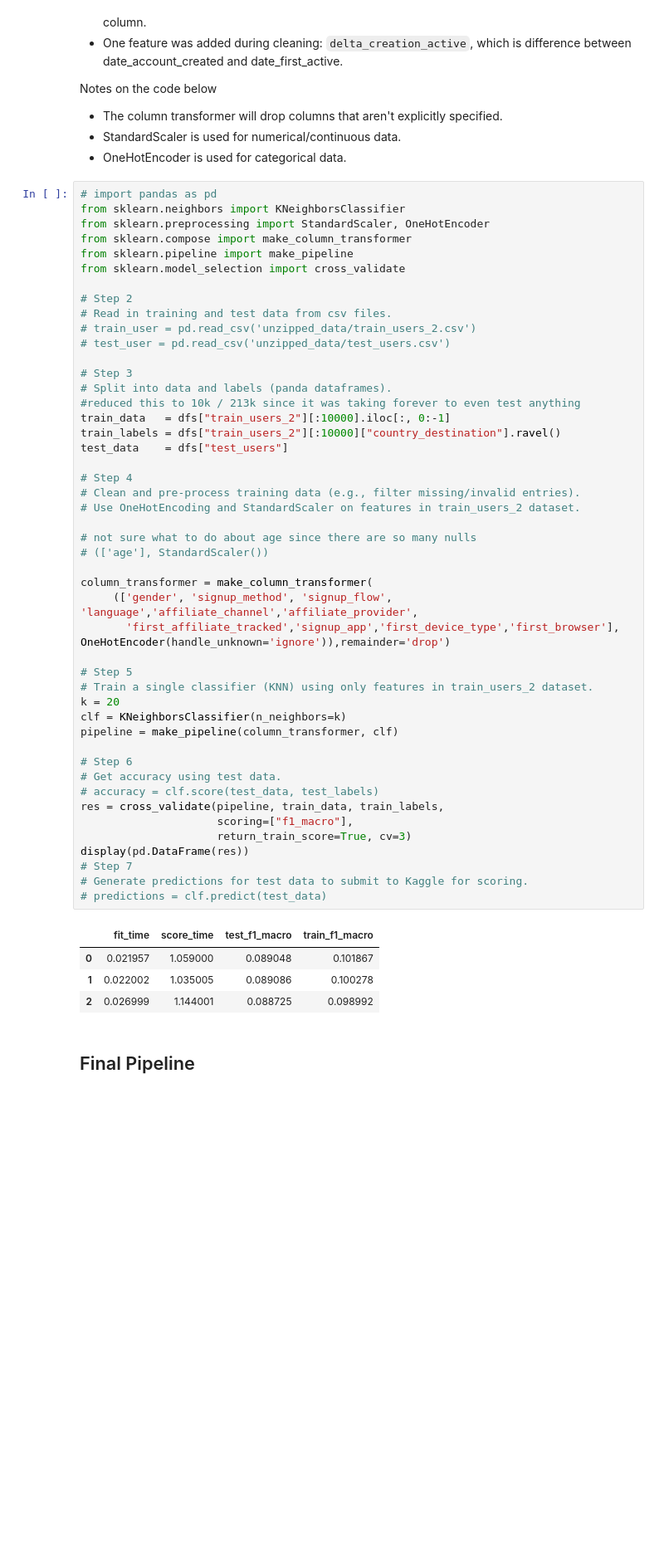
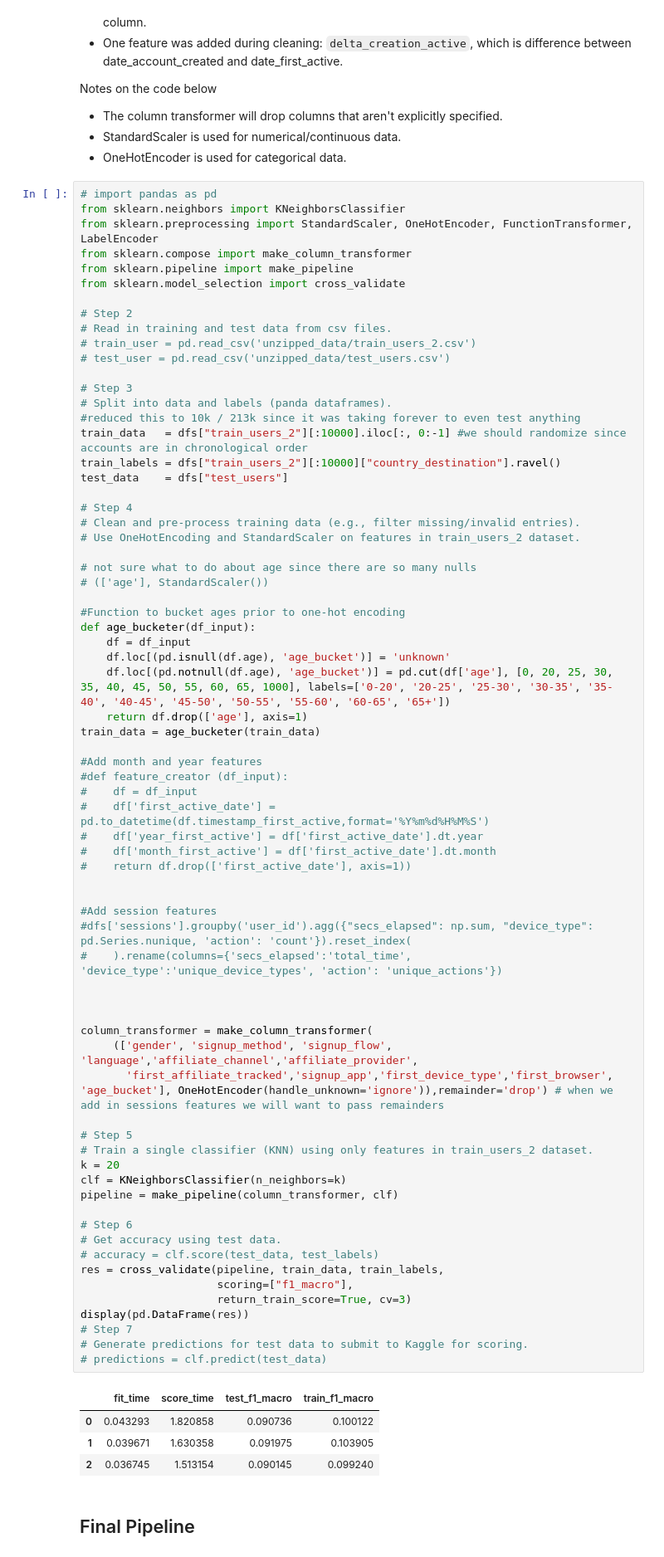
Before and after one commit to cmillsop/w207_final, a Jupyter notebook: Millsop_Ventura_Ye_Final_Project_Working.ipynb, the cells around one changed output. Shown at 83% size. Drawn from its saved outputs; the diff is of its cells as text; blank space fills up the shorter version.

```diff
--- a/Millsop_Ventura_Ye_Final_Project_Working.ipynb
+++ b/Millsop_Ventura_Ye_Final_Project_Working.ipynb
@@ -613,7 +613,7 @@ Notes on the code below
 # %%
 # import pandas as pd
 from sklearn.neighbors import KNeighborsClassifier
-from sklearn.preprocessing import StandardScaler, OneHotEncoder
+from sklearn.preprocessing import StandardScaler, OneHotEncoder, FunctionTransformer, LabelEncoder
 from sklearn.compose import make_column_transformer
 from sklearn.pipeline import make_pipeline
 from sklearn.model_selection import cross_validate
@@ -626,42 +626,65 @@ from sklearn.model_selection import cross_validate
 # Step 3
 # Split into data and labels (panda dataframes).
 #reduced this to 10k / 213k since it was taking forever to even test anything
-train_data   = dfs["train_users_2"][:10000].iloc[:, 0:-1]
+train_data   = dfs["train_users_2"][:10000].iloc[:, 0:-1] #we should randomize since accounts are in chronological order
 train_labels = dfs["train_users_2"][:10000]["country_destination"].ravel()
 test_data    = dfs["test_users"]
 
 # Step 4
 # Clean and pre-process training data (e.g., filter missing/invalid entries).
 # Use OneHotEncoding and StandardScaler on features in train_users_2 dataset.
 
 # not sure what to do about age since there are so many nulls
 # (['age'], StandardScaler())
 
+#Function to bucket ages prior to one-hot encoding
+def age_bucketer(df_input):
+    df = df_input
+    df.loc[(pd.isnull(df.age), 'age_bucket')] = 'unknown'
+    df.loc[(pd.notnull(df.age), 'age_bucket')] = pd.cut(df['age'], [0, 20, 25, 30, 35, 40, 45, 50, 55, 60, 65, 1000], labels=['0-20', '20-25', '25-30', '30-35', '35-40', '40-45', '45-50', '50-55', '55-60', '60-65', '65+'])
+    return df.drop(['age'], axis=1)
+train_data = age_bucketer(train_data)
+
+#Add month and year features
+#def feature_creator (df_input):
+#    df = df_input
+#    df['first_active_date'] = pd.to_datetime(df.timestamp_first_active,format='%Y%m%d%H%M%S')
+#    df['year_first_active'] = df['first_active_date'].dt.year
+#    df['month_first_active'] = df['first_active_date'].dt.month
+#    return df.drop(['first_active_date'], axis=1))
+
+
+#Add session features
+#dfs['sessions'].groupby('user_id').agg({"secs_elapsed": np.sum, "device_type": pd.Series.nunique, 'action': 'count'}).reset_index(
+#    ).rename(columns={'secs_elapsed':'total_time', 'device_type':'unique_device_types', 'action': 'unique_actions'})
+
+
+
 column_transformer = make_column_transformer(
      (['gender', 'signup_method', 'signup_flow', 'language','affiliate_channel','affiliate_provider',
-       'first_affiliate_tracked','signup_app','first_device_type','first_browser'], OneHotEncoder(handle_unknown='ignore')),remainder='drop')
+       'first_affiliate_tracked','signup_app','first_device_type','first_browser', 'age_bucket'], OneHotEncoder(handle_unknown='ignore')),remainder='drop') # when we add in sessions features we will want to pass remainders
 
 # Step 5
 # Train a single classifier (KNN) using only features in train_users_2 dataset.
 k = 20
 clf = KNeighborsClassifier(n_neighbors=k)
 pipeline = make_pipeline(column_transformer, clf)
 
 # Step 6
 # Get accuracy using test data.
 # accuracy = clf.score(test_data, test_labels)
 res = cross_validate(pipeline, train_data, train_labels,
                      scoring=["f1_macro"],
                      return_train_score=True, cv=3)
 display(pd.DataFrame(res))
 # Step 7
 # Generate predictions for test data to submit to Kaggle for scoring.
 # predictions = clf.predict(test_data)
 # %% [output]
 |  | fit_time | score_time | test_f1_macro | train_f1_macro |
-| 0 | 0.021957 | 1.059000 | 0.089048 | 0.101867 |
-| 1 | 0.022002 | 1.035005 | 0.089086 | 0.100278 |
-| 2 | 0.026999 | 1.144001 | 0.088725 | 0.098992 |
+| 0 | 0.043293 | 1.820858 | 0.090736 | 0.100122 |
+| 1 | 0.039671 | 1.630358 | 0.091975 | 0.103905 |
+| 2 | 0.036745 | 1.513154 | 0.090145 | 0.099240 |
 # %% [markdown]
 ## Final Pipeline
 # %%
```
Also changed, not shown: parts of 4 cells of this notebook.
